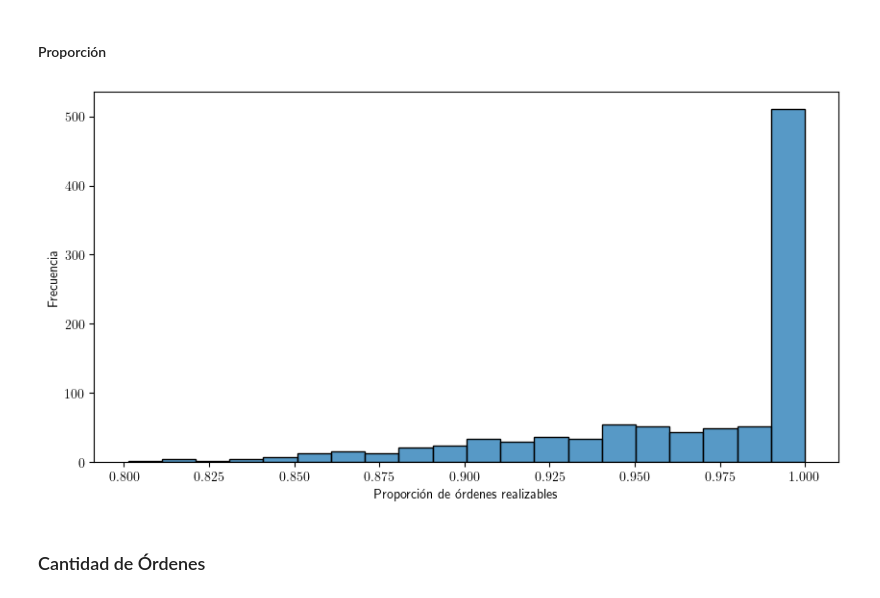
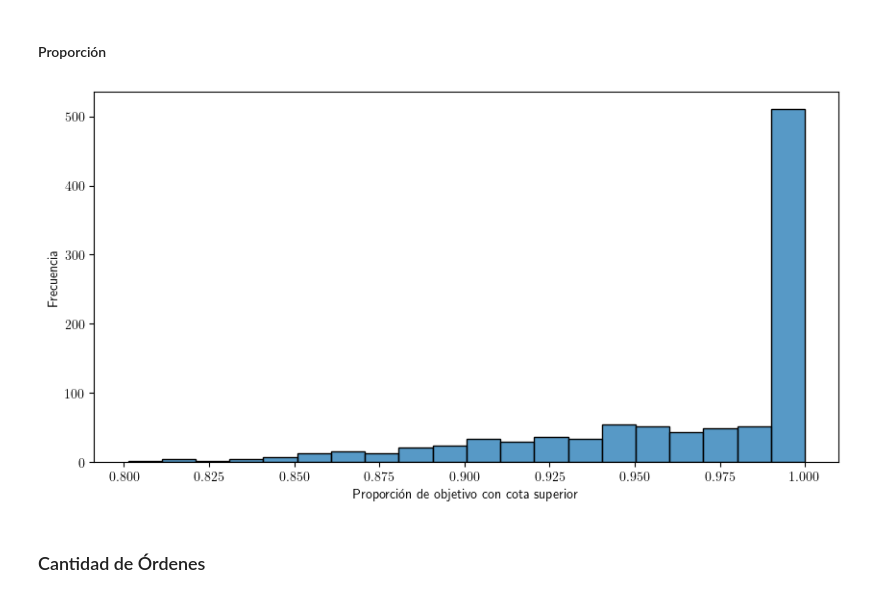
Before and after one commit to sponja23/invop-tp, a Jupyter notebook: experimentos/experimento_2.ipynb, the cells around one changed output. Drawn from its saved outputs; the diff is of its cells as text; code cells hidden in the pictures.

```diff
--- a/experimentos/experimento_2.ipynb
+++ b/experimentos/experimento_2.ipynb
@@ -90,15 +90,15 @@ TtestResult(statistic=np.float64(2.0363915575603135), pvalue=np.float64(0.041842
 # %%
 proporcion_optimos = [
     obj / instancia.bmp_realizables()
     for obj, instancia in zip(resultados.objetivos, resultados.instancias)
     if instancia.bmp_realizables() > 0
 ]
 
-fig = histograma(proporcion_optimos, xlabel="Proporción de órdenes realizables")
+fig = histograma(proporcion_optimos, xlabel="Proporción de objetivo con cota superior")
 
 experimento.guardar_imagen(fig, "distribucion_proporcion_objetivo")
 # %% [output]
-[figure, old version]
+[figure, new version]
 # %% [markdown]
 ### Cantidad de Órdenes
 # %%
```
Also changed, not shown: 6 other files.
